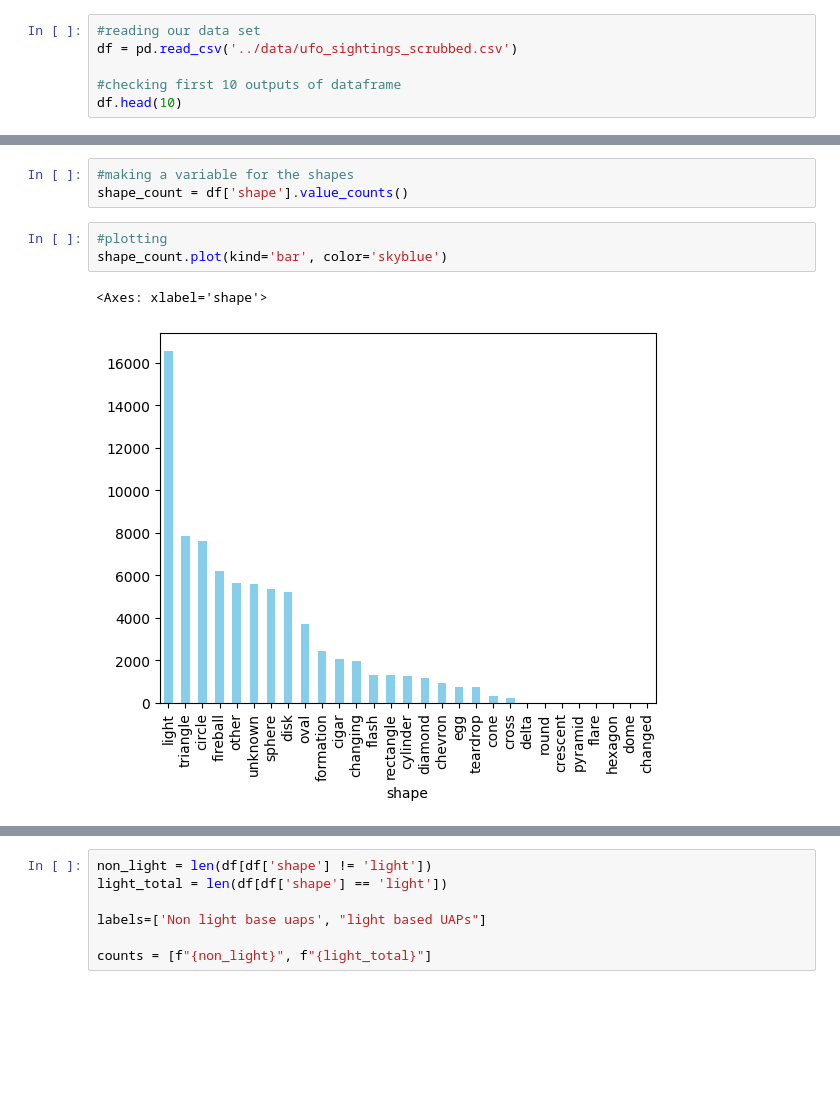
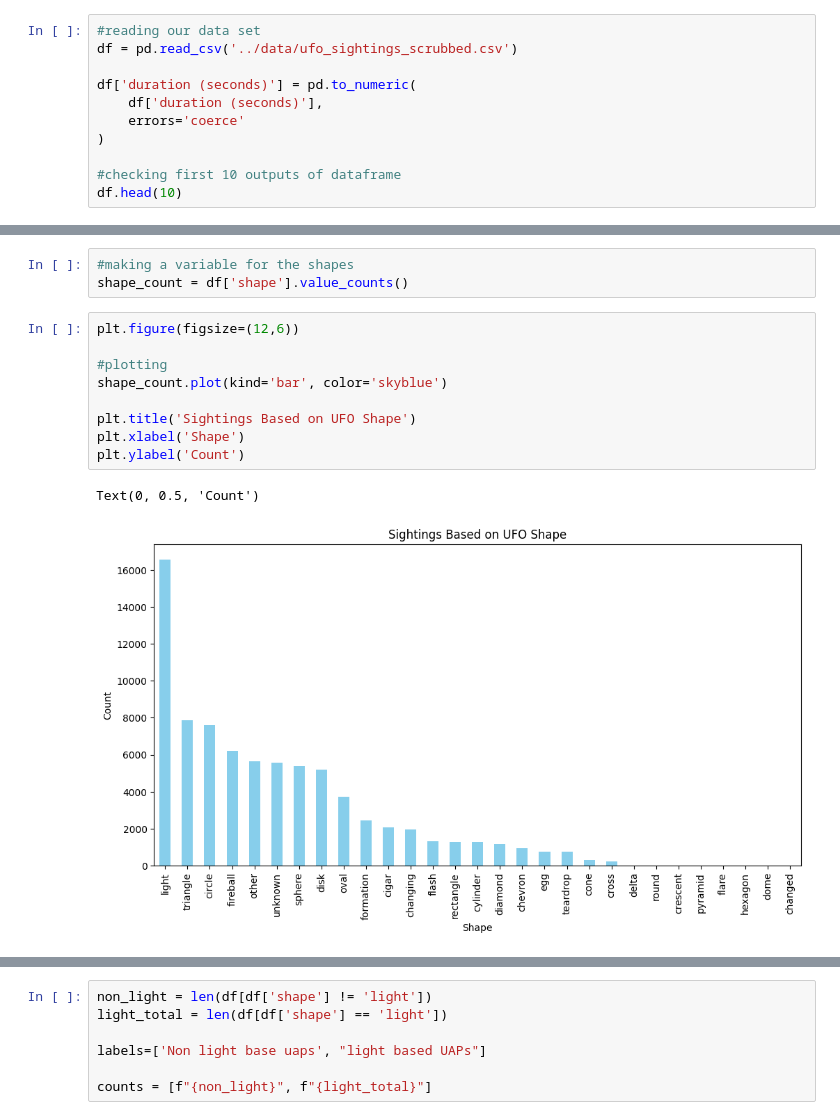
Before and after one commit to FischerLogan/statistical_analysis_of_aerial_phenomena, a Jupyter notebook: notebook/refined_analysis.ipynb, the cells around one changed output, grey strips where cells are left out. Cells and saved outputs as stored; diff of their text form; blank space fills up the shorter version.

```diff
--- a/notebook/refined_analysis.ipynb
+++ b/notebook/refined_analysis.ipynb
@@ -8,6 +8,11 @@ import datetime
 #reading our data set
 df = pd.read_csv('../data/ufo_sightings_scrubbed.csv')
 
+df['duration (seconds)'] = pd.to_numeric(
+    df['duration (seconds)'],
+    errors='coerce'
+)
+
 #checking first 10 outputs of dataframe
 df.head(10)
 # %% [output]
@@ -133,8 +128,14 @@ Text(0, 0.5, 'Number of sightings')
 #making a variable for the shapes
 shape_count = df['shape'].value_counts()
 # %%
+plt.figure(figsize=(12,6))
+
 #plotting
 shape_count.plot(kind='bar', color='skyblue')
+
+plt.title('Sightings Based on UFO Shape')
+plt.xlabel('Shape')
+plt.ylabel('Count')
 # %% [output]
-<Axes: xlabel='shape'>
+Text(0, 0.5, 'Count')
-[figure, old version]
+[figure, new version]
```
Also changed, not shown: parts of 15 cells of this notebook.
